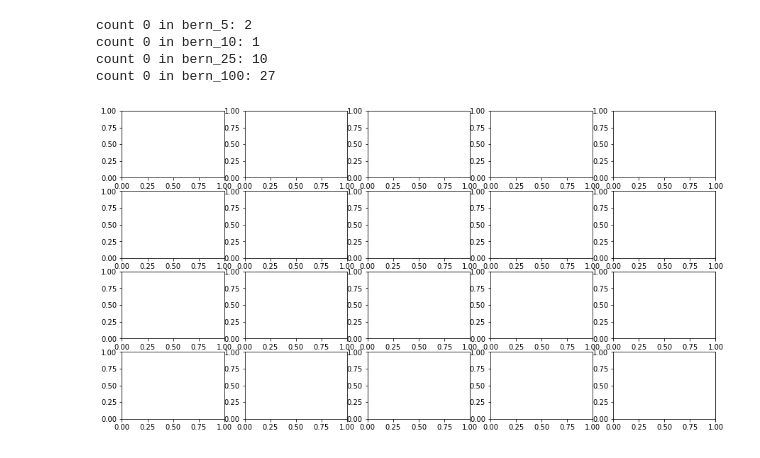
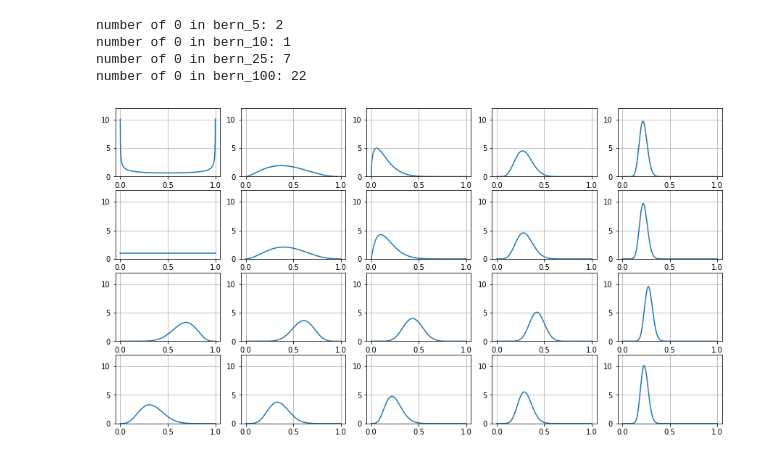
Before and after one commit to akiabe/bayesian-ml_intro, a Jupyter notebook: notebooks/bernoulli_predict.ipynb, the cells around one changed output. Saved outputs shown, nothing was run; the diff lists cells and outputs as text; code cells hidden in the pictures.

```diff
--- a/notebooks/bernoulli_predict.ipynb
+++ b/notebooks/bernoulli_predict.ipynb
@@ -8,15 +8,15 @@ bern_10 = sum(filter(lambda n:n%2==1, stats.bernoulli.rvs(0.25, size=10)))
 bern_25 = sum(filter(lambda n:n%2==1, stats.bernoulli.rvs(0.25, size=25)))
 bern_100 = sum(filter(lambda n:n%2==1, stats.bernoulli.rvs(0.25, size=100)))
 
-print(f"count 0 in bern_5: {bern_5}")
-print(f"count 0 in bern_10: {bern_10}")
-print(f"count 0 in bern_25: {bern_25}")
-print(f"count 0 in bern_100: {bern_100}")
+print(f"number of 0 in bern_5: {bern_5}")
+print(f"number of 0 in bern_10: {bern_10}")
+print(f"number of 0 in bern_25: {bern_25}")
+print(f"number of 0 in bern_100: {bern_100}")
 # %% [output]
-count 0 in bern_5: 2
-count 0 in bern_10: 1
-count 0 in bern_25: 10
-count 0 in bern_100: 27
+number of 0 in bern_5: 2
+number of 0 in bern_10: 1
+number of 0 in bern_25: 7
+number of 0 in bern_100: 22
 # %%
 beta_init_params = [
     [0.5, 0.5],
@@ -39,21 +39,25 @@ posterior_list = []
 for beta_init_param in beta_init_params:
     for beta_cont_param in beta_cont_params:
         Beta = stats.beta(
-            beta_cont_params[0] + beta_init_param[0],
-            beta_cont_params[1] + beta_init_param[1],
+            beta_cont_param[0] + beta_init_param[0],
+            beta_cont_param[1] + beta_init_param[1],
         )
-        posterior = Beta.pdf(x)
-        y
+        posterior = Beta.pdf(X)
+        posterior_list.append(posterior)
 # %%
-x = np.linspace(0, 1, 1000)
-y_vals = []
-
 num_rows = len(beta_init_params)
 num_cols = len(beta_cont_params)
 fig, axis = plt.subplots(
     num_rows,
     num_cols,
     figsize=(3*num_cols, 2*num_rows),
 )
+
+for ax, y in zip(axis.flat, posterior_list):
+    ax.set_ylim([0, 12])
+    ax.plot(x, y)
+    ax.grid(True)
+
+plt.show()
 # %% [output]
-[figure, old version]
+[figure, new version]
```
Also changed, not shown: parts of 1 cell of this notebook.
